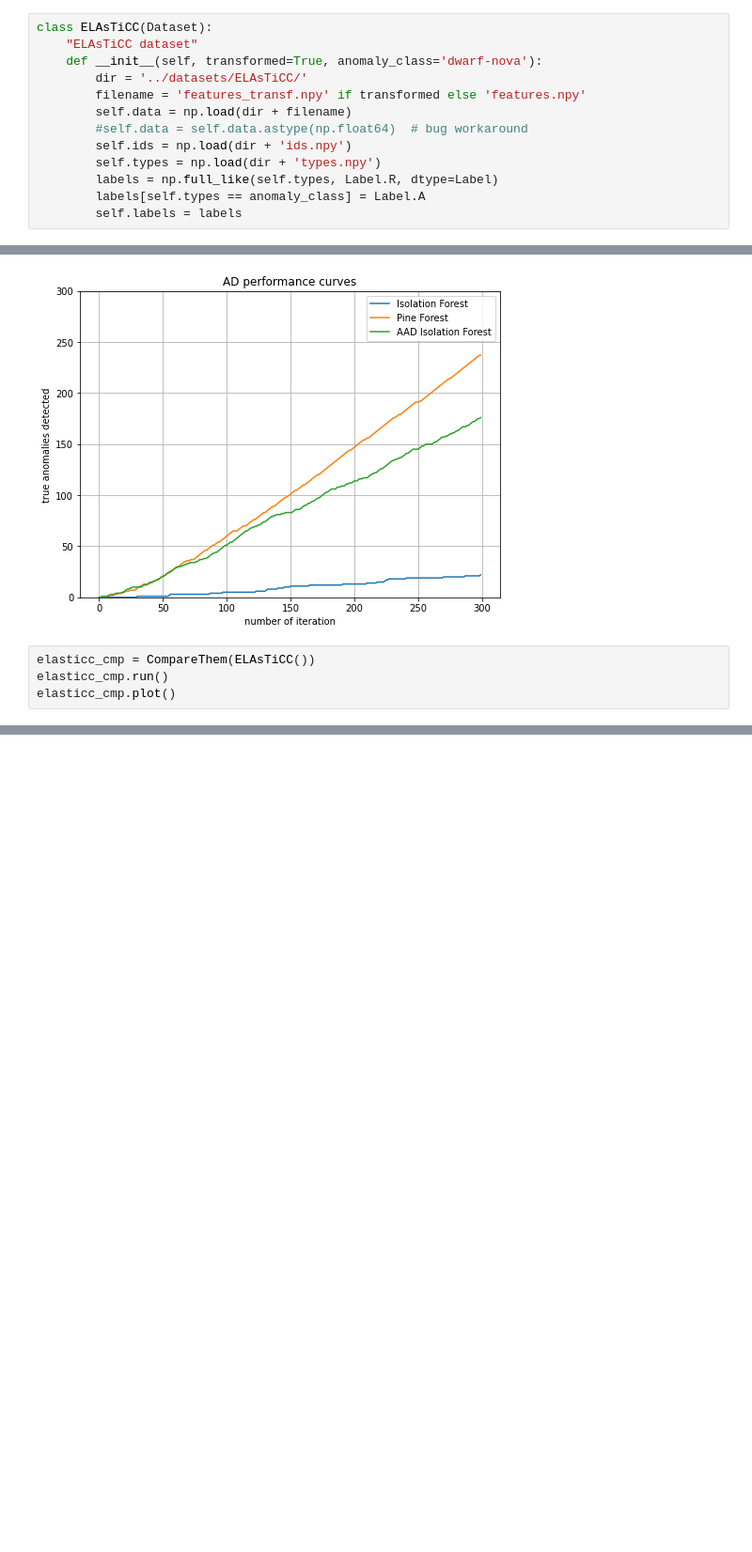
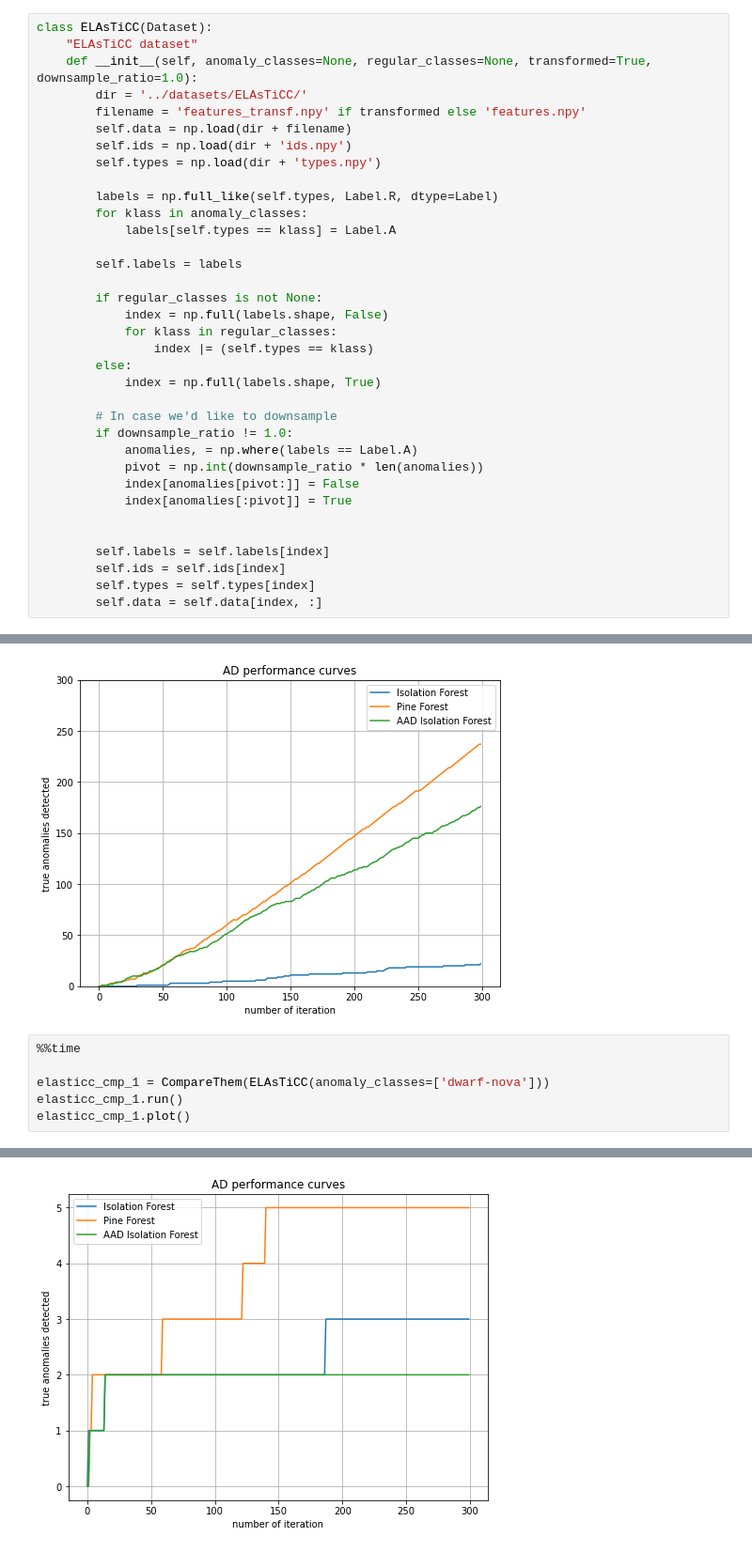
Before and after one commit to snad-space/coniferest, a Jupyter notebook: notebooks/comparison_on_ml_datasets.ipynb, the cells around one changed output, grey strips where cells are left out. Shown: that part at 94% size. Cells and saved outputs as stored; diff of their text form; blank space fills up the shorter version.

```diff
--- a/notebooks/comparison_on_ml_datasets.ipynb
+++ b/notebooks/comparison_on_ml_datasets.ipynb
@@ -31,13 +38,35 @@ class WeatherData(Dataset):
 # %%
 class ELAsTiCC(Dataset):
     "ELAsTiCC dataset"
-    def __init__(self, transformed=True, anomaly_class='dwarf-nova'):
+    def __init__(self, anomaly_classes=None, regular_classes=None, transformed=True, downsample_ratio=1.0):
         dir = '../datasets/ELAsTiCC/'
         filename = 'features_transf.npy' if transformed else 'features.npy'
         self.data = np.load(dir + filename)
-        #self.data = self.data.astype(np.float64)  # bug workaround
         self.ids = np.load(dir + 'ids.npy')
         self.types = np.load(dir + 'types.npy')
+
         labels = np.full_like(self.types, Label.R, dtype=Label)
-        labels[self.types == anomaly_class] = Label.A
+        for klass in anomaly_classes:
+            labels[self.types == klass] = Label.A
+
         self.labels = labels
+
+        if regular_classes is not None:
+            index = np.full(labels.shape, False)
+            for klass in regular_classes:
+                index |= (self.types == klass)
+        else:
+            index = np.full(labels.shape, True)
+
+        # In case we'd like to downsample
+        if downsample_ratio != 1.0:
+            anomalies, = np.where(labels == Label.A)
+            pivot = np.int(downsample_ratio * len(anomalies))
+            index[anomalies[pivot:]] = False
+            index[anomalies[:pivot]] = True
+
+
+        self.labels = self.labels[index]
+        self.ids = self.ids[index]
+        self.types = self.types[index]
+        self.data = self.data[index, :]
@@ -87,7 +163,9 @@ weather_cmp.plot()
 # %% [output]
 [figure]
 # %%
-elasticc_cmp = CompareThem(ELAsTiCC())
-elasticc_cmp.run()
-elasticc_cmp.plot()
+%%time
+
+elasticc_cmp_1 = CompareThem(ELAsTiCC(anomaly_classes=['dwarf-nova']))
+elasticc_cmp_1.run()
+elasticc_cmp_1.plot()
 # %% [output]
@@ -94,0 +174 @@ ValueError: Buffer dtype mismatch, expected 'float32_t' but got 'double'
+[figure, added]
```
Also changed, not shown: parts of 27 cells of this notebook, 1 other file.
